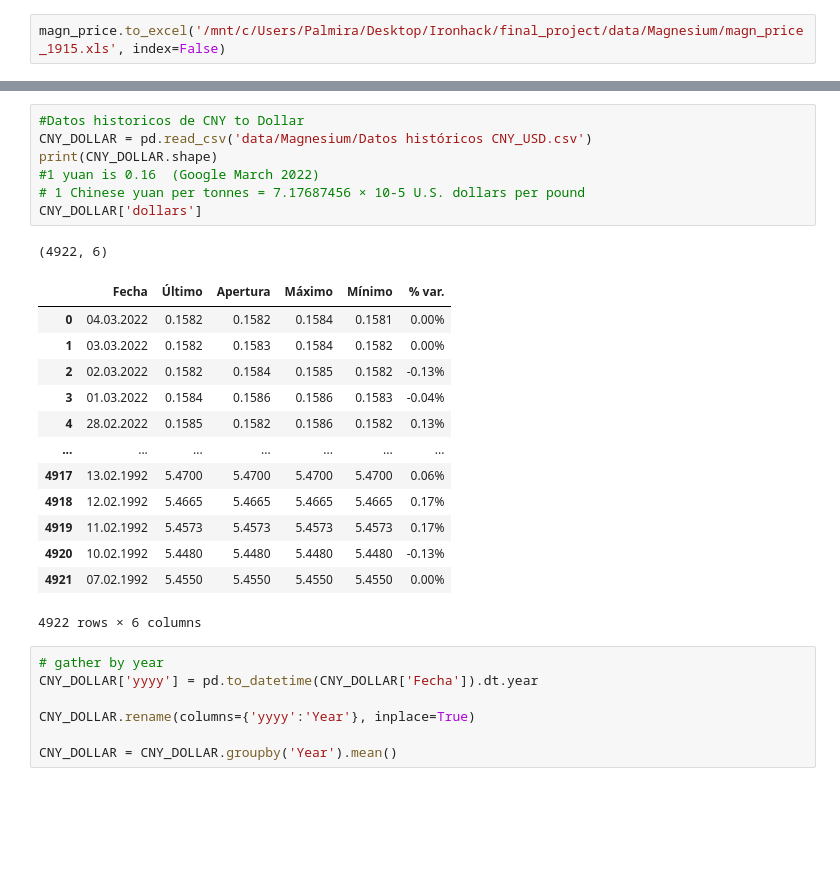
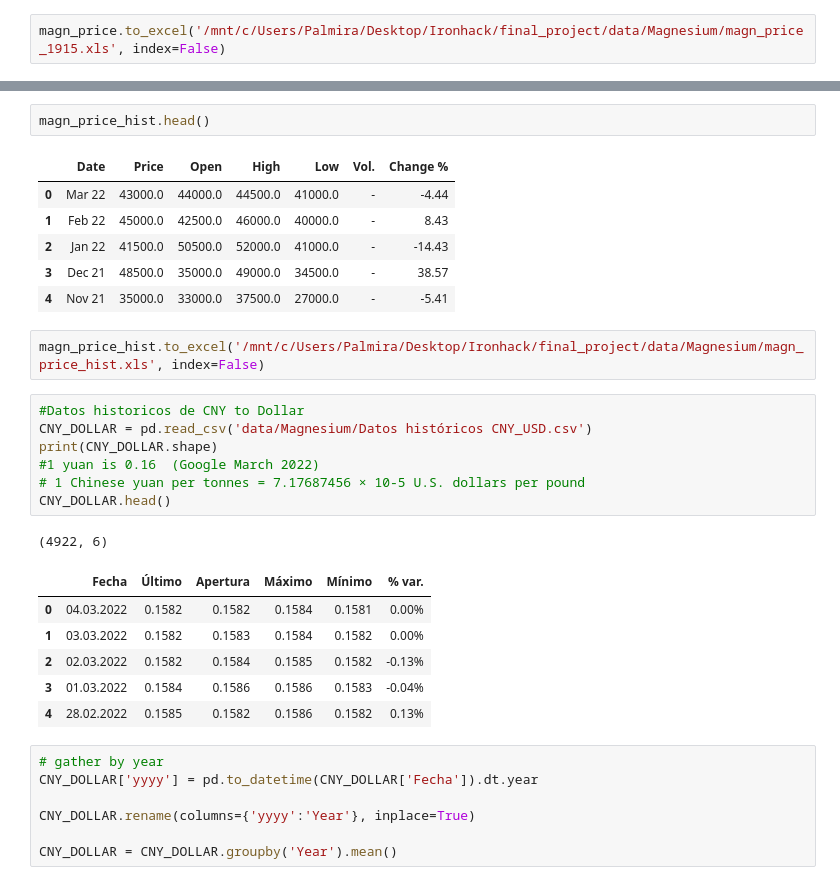
Before and after one commit to evaarquero/Finite_Resources, a Jupyter notebook: Magnesium.ipynb, the cells around one changed output, grey strips where cells are left out. Saved outputs shown, nothing was run; the diff lists cells and outputs as text; blank space fills up the shorter version.

```diff
--- a/Magnesium.ipynb
+++ b/Magnesium.ipynb
@@ -159,25 +178,29 @@ magn_price.to_excel('/mnt/c/Users/Palmira/Desktop/Ironhack/final_project/data/Ma
+# %%
+magn_price_hist.head()
+# %% [output]
+|  | Date | Price | Open | High | Low | Vol. | Change % |
+| 0 | Mar 22 | 43000.0 | 44000.0 | 44500.0 | 41000.0 | - | -4.44 |
+| 1 | Feb 22 | 45000.0 | 42500.0 | 46000.0 | 40000.0 | - | 8.43 |
+| 2 | Jan 22 | 41500.0 | 50500.0 | 52000.0 | 41000.0 | - | -14.43 |
+| 3 | Dec 21 | 48500.0 | 35000.0 | 49000.0 | 34500.0 | - | 38.57 |
+| 4 | Nov 21 | 35000.0 | 33000.0 | 37500.0 | 27000.0 | - | -5.41 |
+# %%
+magn_price_hist.to_excel('/mnt/c/Users/Palmira/Desktop/Ironhack/final_project/data/Magnesium/magn_price_hist.xls', index=False)
 # %%
 #Datos historicos de CNY to Dollar
 CNY_DOLLAR = pd.read_csv('data/Magnesium/Datos históricos CNY_USD.csv')
 print(CNY_DOLLAR.shape)
 #1 yuan is 0.16  (Google March 2022)
 # 1 Chinese yuan per tonnes = 7.17687456 × 10-5 U.S. dollars per pound
-CNY_DOLLAR['dollars']
+CNY_DOLLAR.head()
 # %% [output]
 (4922, 6)
 |  | Fecha | Último | Apertura | Máximo | Mínimo | % var. |
 | 0 | 04.03.2022 | 0.1582 | 0.1582 | 0.1584 | 0.1581 | 0.00% |
 | 1 | 03.03.2022 | 0.1582 | 0.1583 | 0.1584 | 0.1582 | 0.00% |
 | 2 | 02.03.2022 | 0.1582 | 0.1584 | 0.1585 | 0.1582 | -0.13% |
 | 3 | 01.03.2022 | 0.1584 | 0.1586 | 0.1586 | 0.1583 | -0.04% |
 | 4 | 28.02.2022 | 0.1585 | 0.1582 | 0.1586 | 0.1582 | 0.13% |
-| ... | ... | ... | ... | ... | ... | ... |
-| 4917 | 13.02.1992 | 5.4700 | 5.4700 | 5.4700 | 5.4700 | 0.06% |
-| 4918 | 12.02.1992 | 5.4665 | 5.4665 | 5.4665 | 5.4665 | 0.17% |
-| 4919 | 11.02.1992 | 5.4573 | 5.4573 | 5.4573 | 5.4573 | 0.17% |
-| 4920 | 10.02.1992 | 5.4480 | 5.4480 | 5.4480 | 5.4480 | -0.13% |
-| 4921 | 07.02.1992 | 5.4550 | 5.4550 | 5.4550 | 5.4550 | 0.00% |
-4922 rows × 6 columns
 # %%
 # gather by year
 CNY_DOLLAR['yyyy'] = pd.to_datetime(CNY_DOLLAR['Fecha']).dt.year
```
Also changed, not shown: parts of 12 cells of this notebook, 5 other files.
